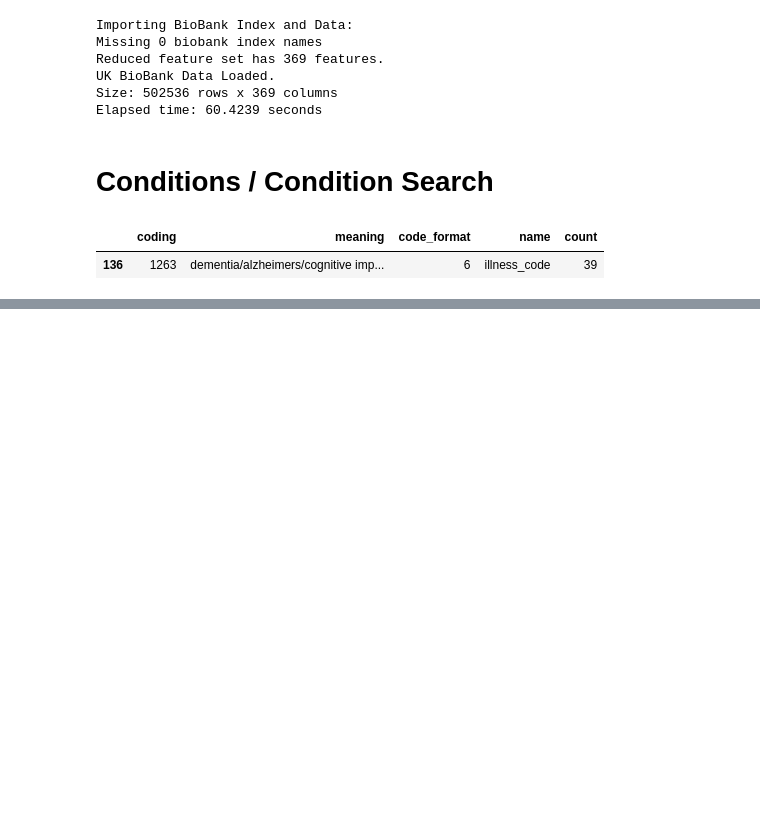
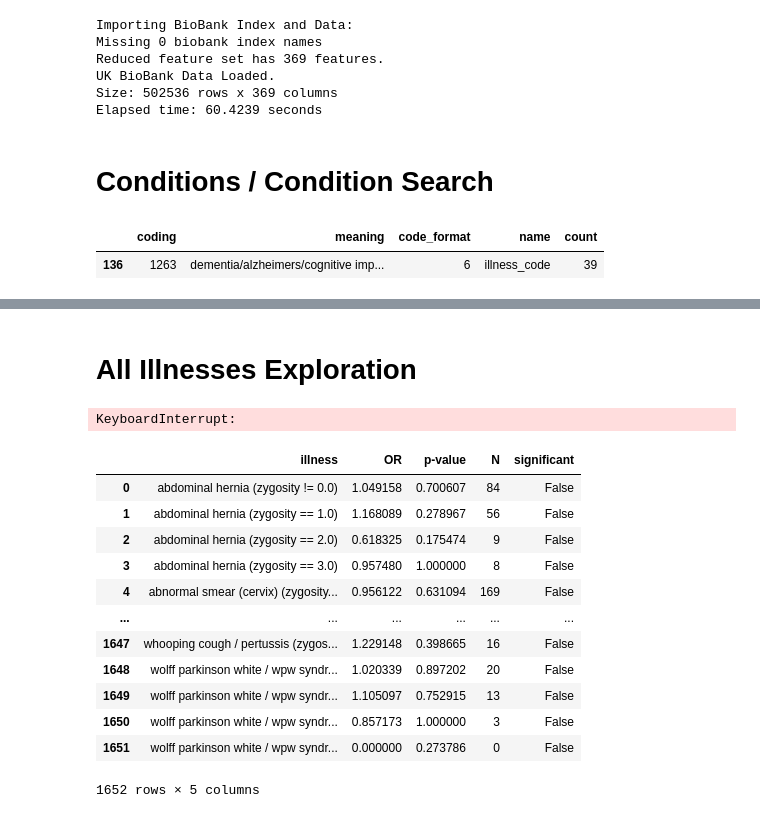
Before and after one commit to cole-khamnei/HLA_genotyping_associations, a Jupyter notebook: notebooks/HLA_illness_associations.ipynb, the cells around one changed output, grey strips where cells are left out. Cells and saved outputs as stored; diff of their text form; code cells hidden in the pictures; blank space fills up the shorter version.

```diff
--- a/notebooks/HLA_illness_associations.ipynb
+++ b/notebooks/HLA_illness_associations.ipynb
@@ -163,0 +74,5 @@ big_fig.savefig(f"cancer_ICD10_plots/grantham_distance_plots/{condition}/multipl
+# %%
+illness_codes = [feature for feature in biobank_data.columns if get_base_feature(feature) == "illness_code"]
+all_illnesses = biobank_data[illness_codes].values.ravel()
+all_illnesses, counts = np.unique(all_illnesses[~pd.isnull(all_illnesses)], return_counts=True)
+all_illnesses = all_illnesses[counts > 30]
@@ -163,0 +121,5 @@ big_fig.savefig(f"cancer_ICD10_plots/grantham_distance_plots/{condition}/multipl
+# %%
+for illness in autoimmune_conditions:
+    print(illness.upper())
+    illness_values = get_illness_value(biobank_data, illness, "illness_code")
+    print("\t" + variable_OR_test(illness=illness_values, variable="zygosity", data=biobank_data).replace('\n', '\n\t'))
@@ -163,0 +187,53 @@ big_fig.savefig(f"cancer_ICD10_plots/grantham_distance_plots/{condition}/multipl
+# %% [markdown]
+# All Illnesses Exploration
+# %%
+report = ""
+for illness in tqdm(all_illnesses):
+    report += illness.upper() + '\n\t'
+    illness_values = get_illness_value(biobank_data, illness, "illness_code")
+    report += variable_OR_test(illness=illness_values, variable="zygosity", data=biobank_data).replace('\n', '\n\t')
+    report += '\n'
+
+print(report)
+# %% [output]
+KeyboardInterrupt:
+# %%
+values = []
+exposure_feature = "zygosity"
+exposure_baseline = None
+
+exposure = biobank_data[exposure_feature].values
+exposure_values, counts = np.unique(exposure[~np.isnan(exposure)], return_counts=True)
+
+if exposure_baseline is None or exposure_baseline not in exposure_values:
+    exposure_baseline = exposure_values[np.argmax(counts)]
+
+non_baseline_exposure_values = [value for value in exposure_values if value != exposure_baseline]
+
+values = []
+for illness in tqdm(all_illnesses):
+    illness_value = get_illness_value(biobank_data, illness, "illness_code")
+    illness_label = f"{illness} ({exposure_feature} != {exposure_baseline})"
+    values.append([illness_label, *calculate_OR(illness_value, exposure != exposure_baseline)[:3]])
+    for value in non_baseline_exposure_values:
+        illness_label = f"{illness} ({exposure_feature} == {value})"
+        values.append([illness_label, *calculate_OR(illness_value, exposure == value)[:3]])
+
+columns = ["illness", "OR", "p-value", "N"]
+df = pd.DataFrame(values, columns=columns)
+df["significant"] = df["p-value"] < .07
+df.head()
+# %% [output]
+|  | illness | OR | p-value | N | significant |
+| 0 | abdominal hernia (zygosity != 0.0) | 1.049158 | 0.700607 | 84 | False |
+| 1 | abdominal hernia (zygosity == 1.0) | 1.168089 | 0.278967 | 56 | False |
+| 2 | abdominal hernia (zygosity == 2.0) | 0.618325 | 0.175474 | 9 | False |
+| 3 | abdominal hernia (zygosity == 3.0) | 0.957480 | 1.000000 | 8 | False |
+| 4 | abnormal smear (cervix) (zygosity... | 0.956122 | 0.631094 | 169 | False |
+| ... | ... | ... | ... | ... | ... |
+| 1647 | whooping cough / pertussis (zygos... | 1.229148 | 0.398665 | 16 | False |
+| 1648 | wolff parkinson white / wpw syndr... | 1.020339 | 0.897202 | 20 | False |
+| 1649 | wolff parkinson white / wpw syndr... | 1.105097 | 0.752915 | 13 | False |
+| 1650 | wolff parkinson white / wpw syndr... | 0.857173 | 1.000000 | 3 | False |
+| 1651 | wolff parkinson white / wpw syndr... | 0.000000 | 0.273786 | 0 | False |
+1652 rows × 5 columns
```
Also changed, not shown: parts of 17 cells of this notebook.
